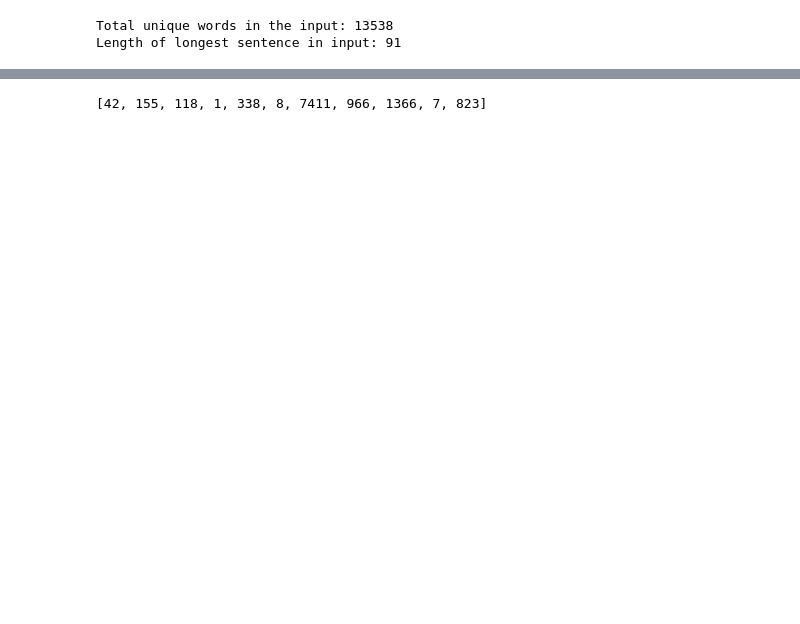
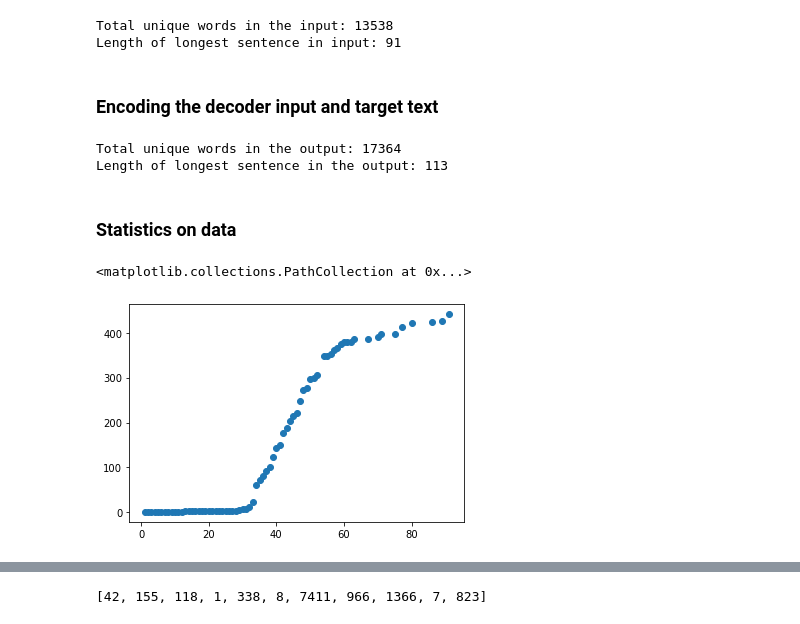
Before and after one commit to harmanpreet93/low-resource-machine-translation, a Jupyter notebook: notebooks/ML_BidirectionalLSTM.ipynb, the cells around one changed output, grey strips where cells are left out. Drawn from its saved outputs; the diff is of its cells as text; code cells hidden in the pictures; blank space fills up the shorter version.

```diff
--- a/notebooks/ML_BidirectionalLSTM.ipynb
+++ b/notebooks/ML_BidirectionalLSTM.ipynb
@@ -110,3 +85,36 @@ print("Length of longest sentence in input: %g" % max_input_len)
 # %% [output]
 Total unique words in the input: 13538
 Length of longest sentence in input: 91
+# %% [markdown]
+### Encoding the decoder input and target text
+# %%
+output_tokenizer = tf.keras.preprocessing.text.Tokenizer(filters='')
+output_tokenizer.fit_on_texts(decoder_input_text + decoder_target_text)
+
+
+output_integer_seq       = output_tokenizer.texts_to_sequences(decoder_target_text)
+output_input_integer_seq = output_tokenizer.texts_to_sequences(decoder_input_text)
+
+word2idx_outputs = output_tokenizer.word_index
+num_words_output = len(word2idx_outputs) + 2
+print('Total unique words in the output: %s' % num_words_output)
+
+
+max_out_len = max(len(sen) for sen in output_integer_seq)
+print("Length of longest sentence in the output: %g" % max_out_len)
+# %% [output]
+Total unique words in the output: 17364
+Length of longest sentence in the output: 113
+# %% [markdown]
+### Statistics on data
+# %%
+en_sen_len = [len(x) for x in input_integer_seq]
+fr_sen_len = [len(x) for x in output_integer_seq]
+# %%
+en_sequence_length = np.sort(np.unique(np.array(en_sen_len), return_counts=True),axis=1)
+fr_sequence_length = np.sort(np.unique(np.array(fr_sen_len), return_counts=True),axis=1)
+# %%
+plt.scatter(en_sequence_length[0],en_sequence_length[1])
+# %% [output]
+<matplotlib.collections.PathCollection at 0x...>
+[figure, added]
```
Also changed, not shown: parts of 56 cells of this notebook.
